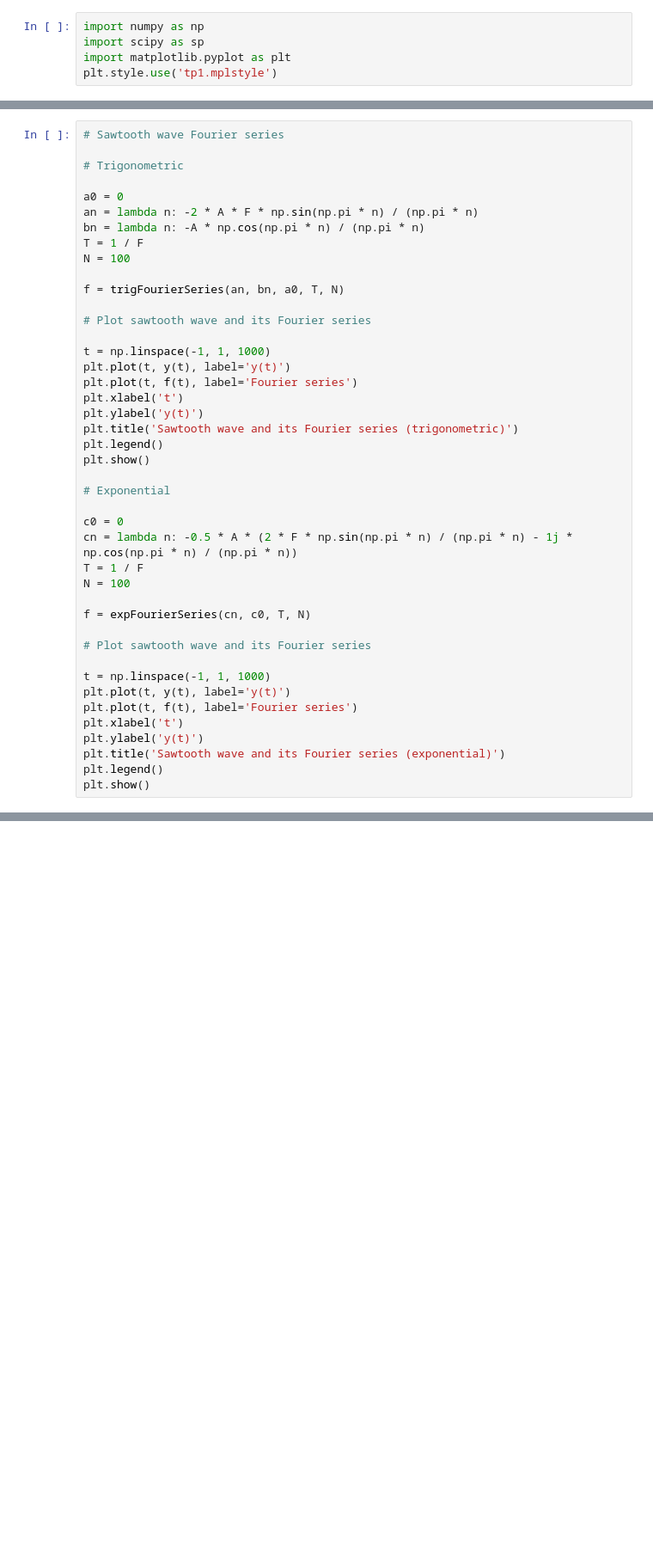
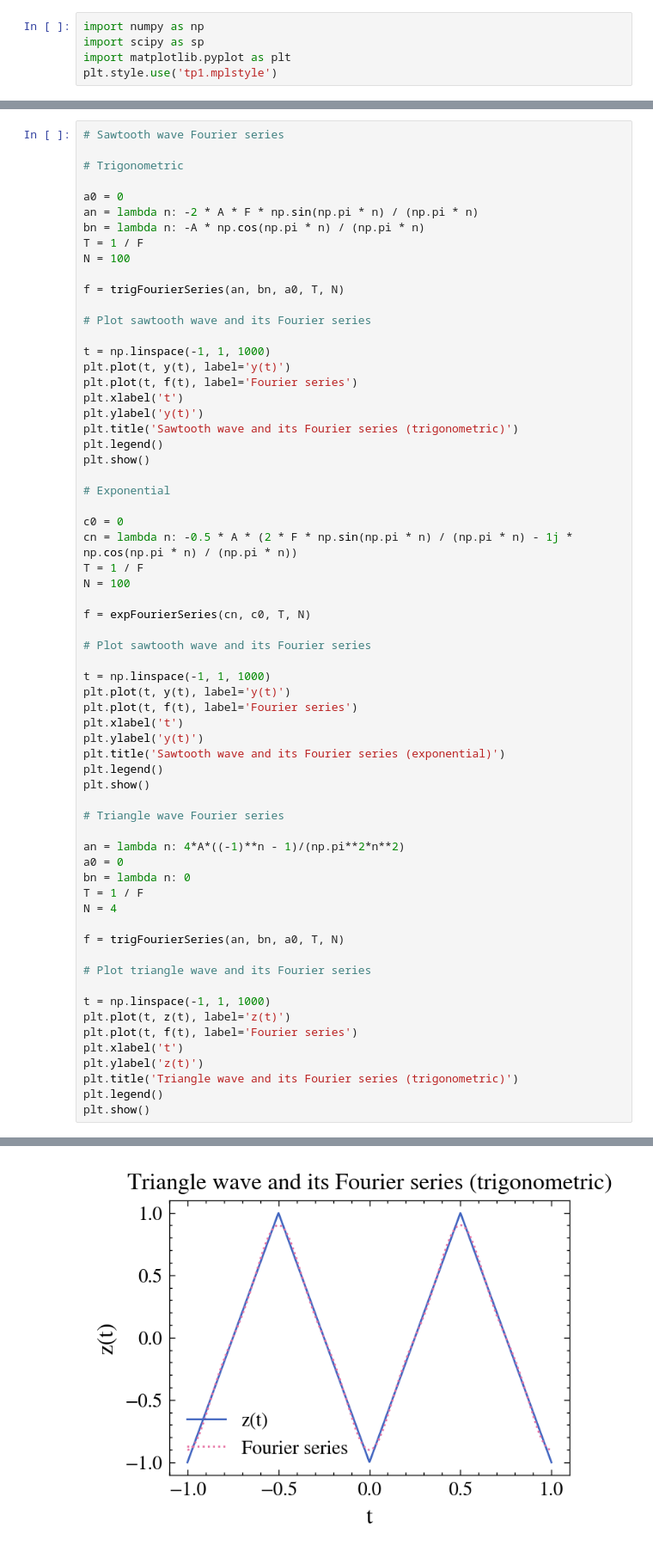
Before and after one commit to ignaschuemer7/TP1-AM3, a Jupyter notebook: better_caul_saul.ipynb, the cells around one changed output, grey strips where cells are left out. Shown: that part at 86% size. Saved outputs shown, nothing was run; the diff lists cells and outputs as text; blank space fills up the shorter version.

```diff
--- a/better_caul_saul.ipynb
+++ b/better_caul_saul.ipynb
@@ -126,30 +140,52 @@ t = np.linspace(-1, 1, 1000)
 plt.plot(t, y(t), label='y(t)')
 plt.plot(t, f(t), label='Fourier series')
 plt.xlabel('t')
 plt.ylabel('y(t)')
 plt.title('Sawtooth wave and its Fourier series (trigonometric)')
 plt.legend()
 plt.show()
 
 # Exponential
 
 c0 = 0
 cn = lambda n: -0.5 * A * (2 * F * np.sin(np.pi * n) / (np.pi * n) - 1j * np.cos(np.pi * n) / (np.pi * n))
 T = 1 / F
 N = 100
 
 f = expFourierSeries(cn, c0, T, N)
 
 # Plot sawtooth wave and its Fourier series
 
 t = np.linspace(-1, 1, 1000)
 plt.plot(t, y(t), label='y(t)')
 plt.plot(t, f(t), label='Fourier series')
 plt.xlabel('t')
 plt.ylabel('y(t)')
 plt.title('Sawtooth wave and its Fourier series (exponential)')
 plt.legend()
 plt.show()
+
+# Triangle wave Fourier series
+
+an = lambda n: 4*A*((-1)**n - 1)/(np.pi**2*n**2)
+a0 = 0
+bn = lambda n: 0
+T = 1 / F
+N = 4
+
+f = trigFourierSeries(an, bn, a0, T, N)
+
+# Plot triangle wave and its Fourier series
+
+t = np.linspace(-1, 1, 1000)
+plt.plot(t, z(t), label='z(t)')
+plt.plot(t, f(t), label='Fourier series')
+plt.xlabel('t')
+plt.ylabel('z(t)')
+plt.title('Triangle wave and its Fourier series (trigonometric)')
+plt.legend()
+plt.show()
 # %% [output]
 [figure]
 [figure]
+[figure, added]
```
Also changed, not shown: parts of 2 cells of this notebook, 1 other file.
